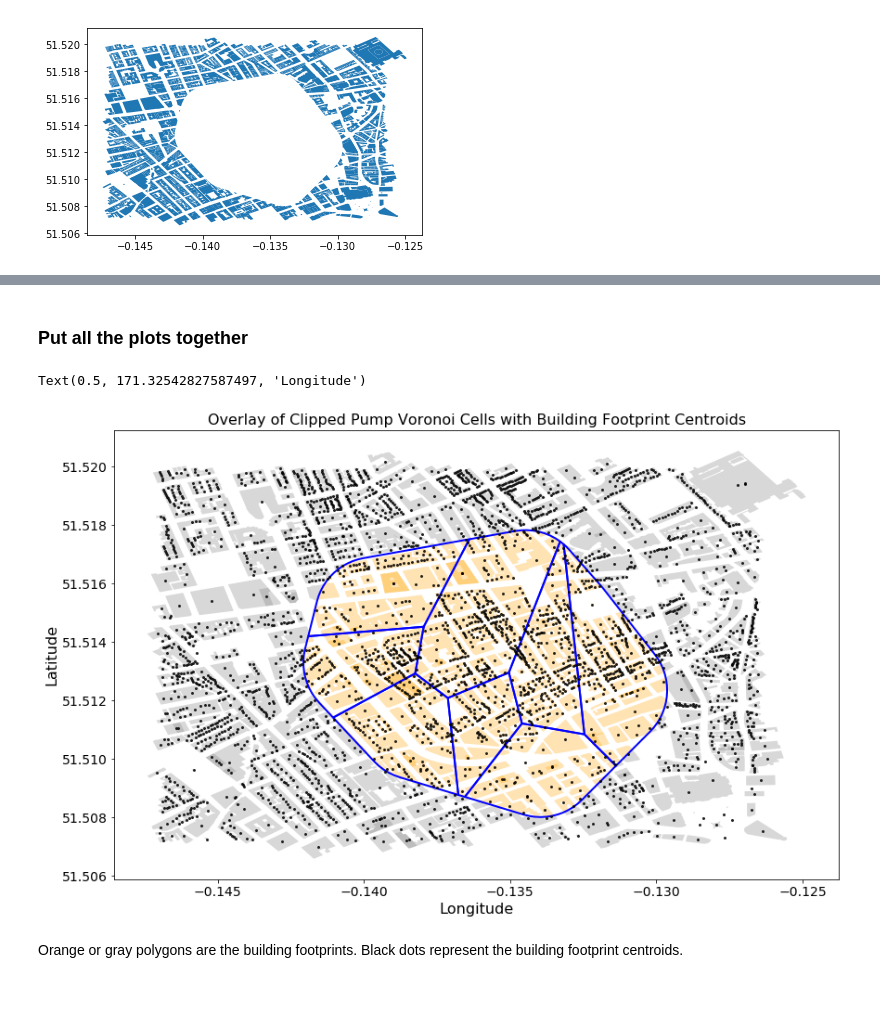
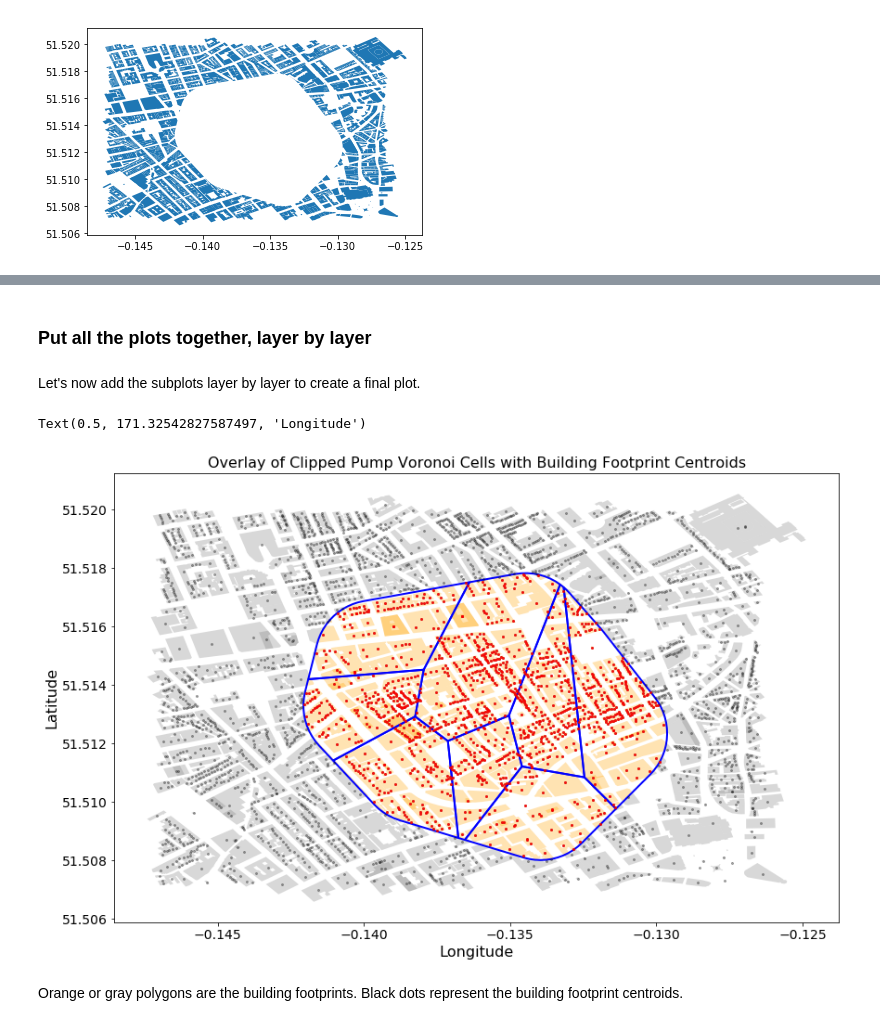
Before and after one commit to nravilla/1854-Cholera-Outbreak-London-Advanced-2, a Jupyter notebook: NB06-Buildings-in-Voronoi-Cells.ipynb, the cells around one changed output, grey strips where cells are left out. Drawn from its saved outputs; the diff is of its cells as text; code cells hidden in the pictures; blank space fills up the shorter version.

```diff
--- a/NB06-Buildings-in-Voronoi-Cells.ipynb
+++ b/NB06-Buildings-in-Voronoi-Cells.ipynb
@@ -94,7 +94,8 @@ The footprint feature of OSMNx allows you to plot polygons of buildings. But to
 # %%
 footprints_centroid_gdf = gpd.GeoDataFrame(\
                             geometry=footprints_gdf['geometry'].centroid)\
-                            .reset_index().rename(columns={'index':'osmid'})
+                            .reset_index()\
+                            .rename(columns={'index':'osmid'})
 
 footprints_centroid_gdf.info()
 # %% [output]
@@ -151,0 +161,3 @@ difference1.plot()
+# %%
+difference2 = \
+    gpd.sjoin(footprints_centroid_gdf, clipped_voronoi_gdf, how="inner", op='intersects')
@@ -152,21 +195,34 @@ difference1.plot()
 # %% [markdown]
-### Put all the plots together
+### Put all the plots together, layer by layer
+# %% [markdown]
+Let's now add the subplots layer by layer to create a final plot.
 # %%
 fig, ax = plt.subplots(figsize=(14,12))
-difference['geometry'].plot(color='gray', ax=ax, alpha=0.3)
+
+# BUILDING FOOTPRINTS POLYGONS LAYER
+# layer 1: building footprint polygons minus footprint polygons inside Voronoi cells
+difference1['geometry'].plot(color='gray', ax=ax, alpha=0.3)
+# layer 2: building footprint polygons that fit within
 intersection.plot(ax=ax, color='orange', linewidth=2, alpha=0.3)
+
+# VORONOI POLYGONS
+# layer 3: Voronoi cells from pumps, no fill color
 clipped_voronoi_gdf.plot(ax=ax, facecolor="none", edgecolor='blue',linewidth=2)
 
-footprints_centroid_gdf.geometry.plot(color='black', ax=ax, alpha=0.8, markersize=4)
+# BUILDING FOOTPRINTS CENTROID, POINTS LAYER
+# layer 4: black points, outside Voronoi cells
+footprints_centroid_gdf.geometry.plot(color='black', ax=ax, alpha=0.3, markersize=4)
+# layer 5: red points, inside Voronoi cells
+difference2['geometry'].plot(color='red', ax=ax, alpha=0.8, markersize=4)
 
 ax.set_title('Overlay of Clipped Pump Voronoi Cells with Building Footprint Centroids', \
              fontsize=16)
 ax.tick_params(axis = 'both', which = 'major', labelsize = 14)
 ax.set_ylabel('Latitude', fontsize=16)
 ax.set_xlabel('Longitude', fontsize=16)
 # %% [output]
 Text(0.5, 171.32542827587497, 'Longitude')
-[figure, old version]
+[figure, new version]
 # %% [markdown]
 Orange or gray polygons are the building footprints. Black dots represent the building footprint centroids.
 # %% [markdown]
```
Also changed, not shown: parts of 10 cells of this notebook, 1 other file.
